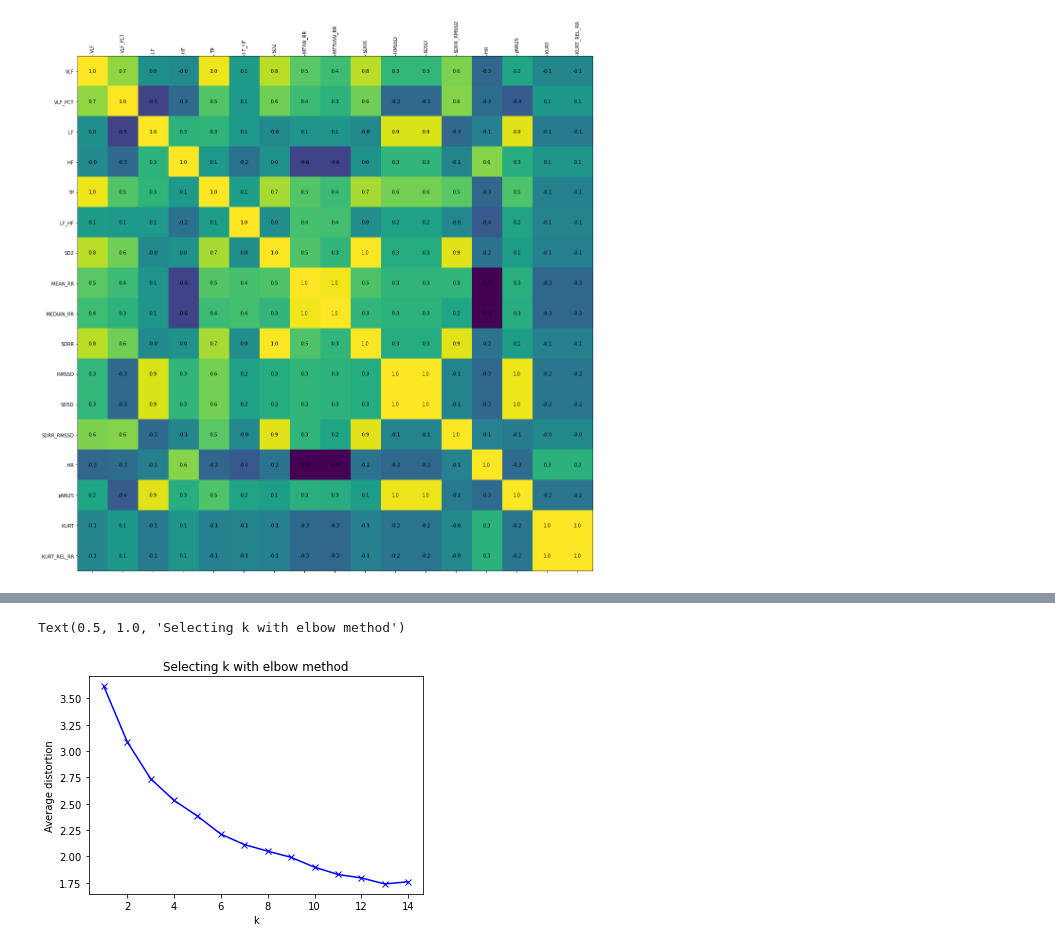
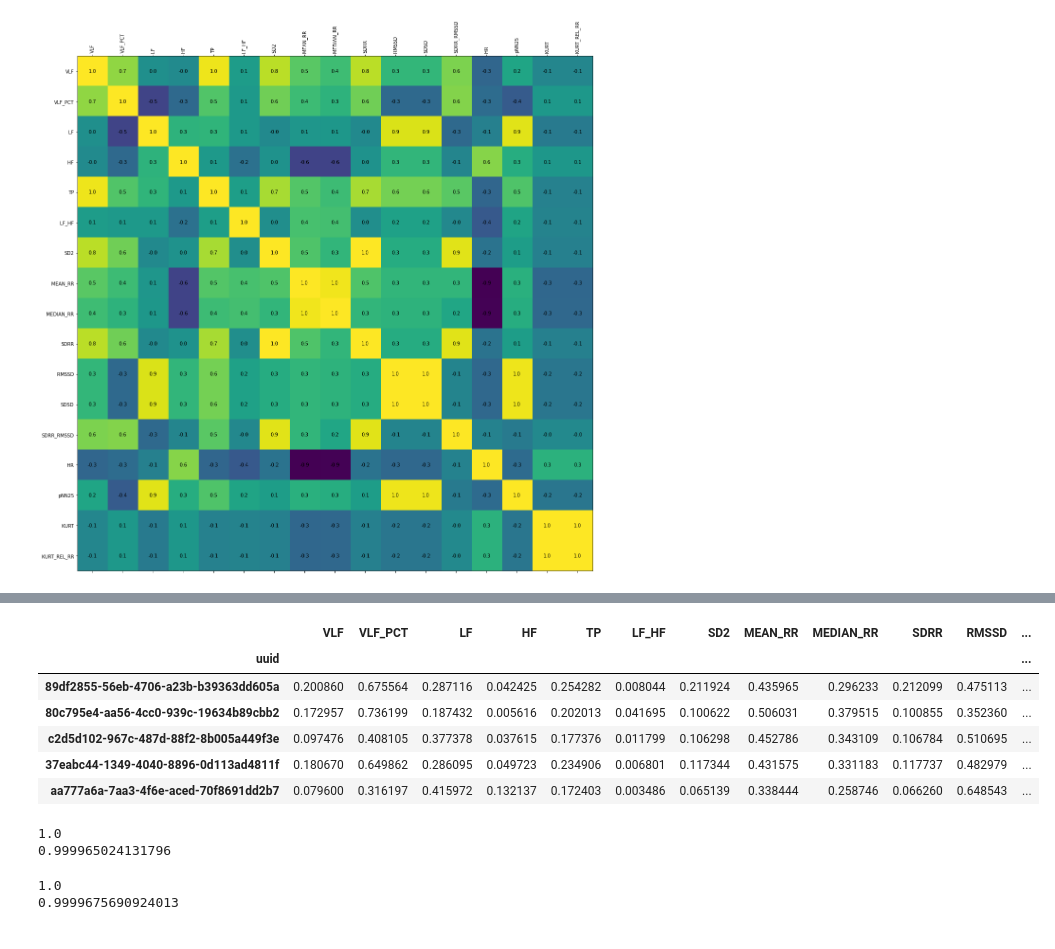
Before and after one commit to pcopley/uta-aiml, a Jupyter notebook: 90 Hackathon 2.0/Hackathon Submission.ipynb, the cells around one changed output, grey strips where cells are left out. Drawn from its saved outputs; the diff is of its cells as text; code cells hidden in the pictures.

Commit message:
WIP hackathon submission and first prediction files

```diff
--- a/90 Hackathon 2.0/Hackathon Submission.ipynb
+++ b/90 Hackathon 2.0/Hackathon Submission.ipynb
@@ -284,3 +282,9 @@ scaled = data.apply(zscore)
+# %%
+from sklearn.preprocessing import MinMaxScaler
+
+scaler = MinMaxScaler()
+
+scaled = scaler.fit_transform(data)
 # %%
 scaled
 # %% [output]
@@ -301,20 +304,23 @@ scaled
-# %%
-from scipy.spatial.distance import cdist
-from sklearn.cluster import KMeans
-
-clusters = range(1,15)
-mean_dist = []
-
-for k in clusters:
-    model = KMeans(n_clusters=k)
-    model.fit(scaled)
-    prediction = model.predict(scaled)
-    mean_dist.append(sum(np.min(cdist(scaled, model.cluster_centers_, 'euclidean'), axis=1))/scaled.shape[0])
-
-plt.plot(clusters, mean_dist, 'bx-')
-plt.xlabel('k')
-plt.ylabel('Average distortion')
-plt.title('Selecting k with elbow method')
-# %% [output]
-Text(0.5, 1.0, 'Selecting k with elbow method')
-[figure, removed]
+# %%
+data_scaled = pd.DataFrame(scaled, index=data.index, columns=data.columns)
+
+data_scaled['HR'] = data['HR']
+
+data_scaled.head()
+# %% [output]
+|  | VLF | VLF_PCT | LF | HF | TP | LF_HF | SD2 | MEAN_RR | MEDIAN_RR | SDRR | RMSSD | ... |
+| uuid |  |  |  |  |  |  |  |  |  |  |  | ... |
+| 89df2855-56eb-4706-a23b-b39363dd605a | 0.200860 | 0.675564 | 0.287116 | 0.042425 | 0.254282 | 0.008044 | 0.211924 | 0.435965 | 0.296233 | 0.212099 | 0.475113 | ... |
+| 80c795e4-aa56-4cc0-939c-19634b89cbb2 | 0.172957 | 0.736199 | 0.187432 | 0.005616 | 0.202013 | 0.041695 | 0.100622 | 0.506031 | 0.379515 | 0.100855 | 0.352360 | ... |
+| c2d5d102-967c-487d-88f2-8b005a449f3e | 0.097476 | 0.408105 | 0.377378 | 0.037615 | 0.177376 | 0.011799 | 0.106298 | 0.452786 | 0.343109 | 0.106784 | 0.510695 | ... |
+| 37eabc44-1349-4040-8896-0d113ad4811f | 0.180670 | 0.649862 | 0.286095 | 0.049723 | 0.234906 | 0.006801 | 0.117344 | 0.431575 | 0.331183 | 0.117737 | 0.482979 | ... |
+| aa777a6a-7aa3-4f6e-aced-70f8691dd2b7 | 0.079600 | 0.316197 | 0.415972 | 0.132137 | 0.172403 | 0.003486 | 0.065139 | 0.338444 | 0.258746 | 0.066260 | 0.648543 | ... |
+# %%
+dt1 = DecisionTreeRegressor(random_state=1)
+dt1.fit(x_train, y_train)
+
+print(dt1.score(x_train, y_train))
+print(dt1.score(x_test, y_test))
+# %% [output]
+1.0
+0.999965024131796
@@ -320,0 +332,9 @@ Text(0.5, 1.0, 'Selecting k with elbow method')
+# %%
+dt2 = DecisionTreeRegressor(random_state=1)
+dt2.fit(x_train_s, y_train_s)
+
+print(dt2.score(x_train_s, y_train_s))
+print(dt2.score(x_test_s, y_test_s))
+# %% [output]
+1.0
+0.9999675690924013
```
Also changed, not shown: parts of 12 cells of this notebook, 3 other files.
